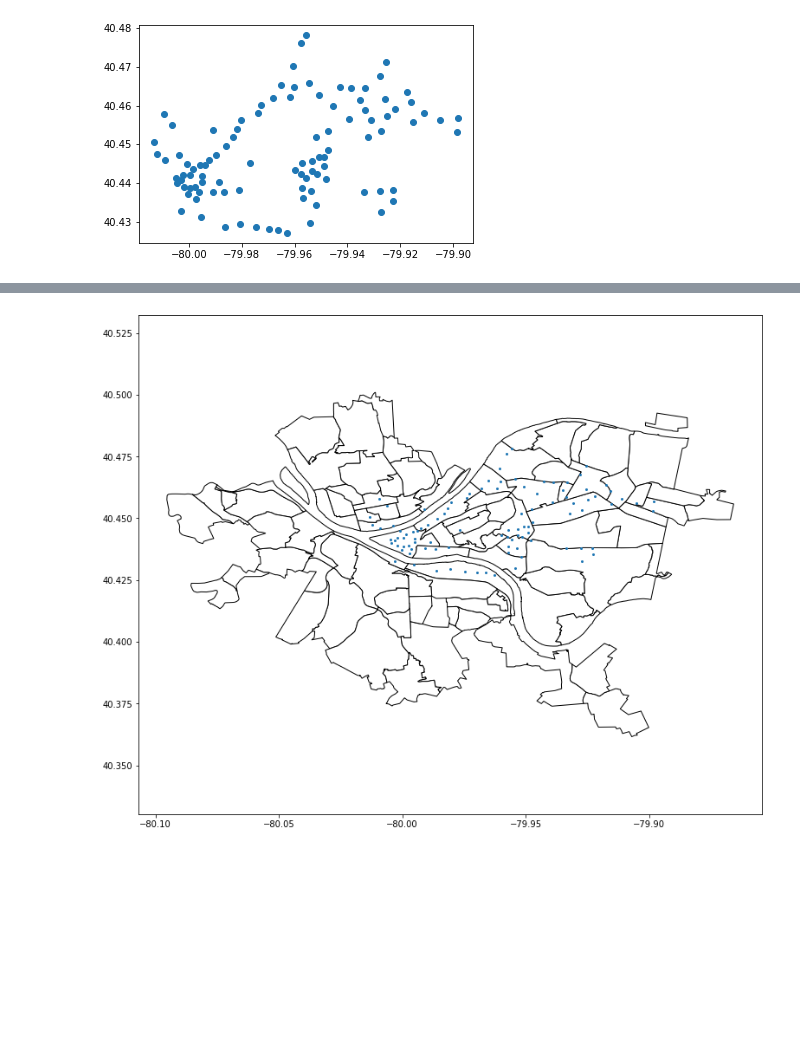
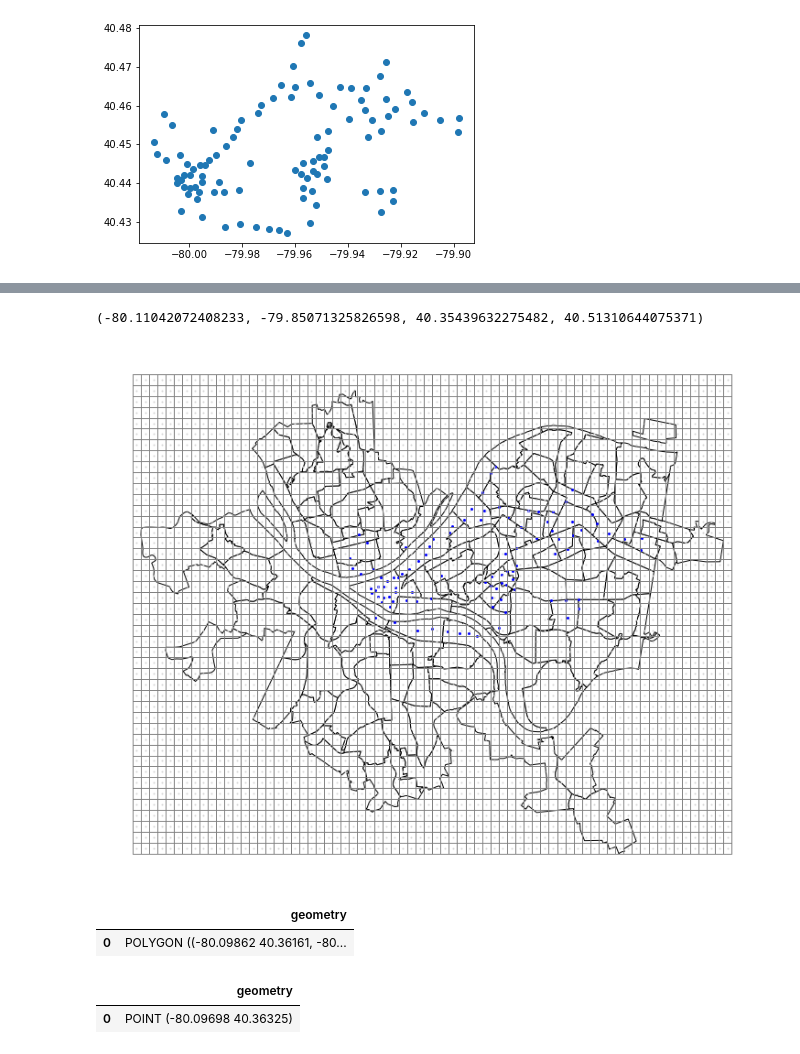
Before and after one commit to katelyn98/HealthyRide-Mapping, a Jupyter notebook: Notebooks/MapLocationStation.ipynb, the cells around one changed output, grey strips where cells are left out. Drawn from its saved outputs; the diff is of its cells as text; code cells hidden in the pictures; blank space fills up the shorter version.

Commit message:
adjusting grid size adding coordinates

```diff
--- a/Notebooks/MapLocationStation.ipynb
+++ b/Notebooks/MapLocationStation.ipynb
@@ -1,13 +1,15 @@
 # %%
 import csv
+import shapely
+from shapely.geometry import Point, Polygon
 import geopandas as gpd
 import pandas as pd
 import matplotlib.pyplot as plt
 import descartes
-from shapely.geometry import Point, Polygon
+import numpy as np
 
 #Load in the CSV Bike Station Location Data
-df = pd.read_csv('HRSQ12020.csv')
+df = pd.read_csv('../Data/HRSQ12020.csv')
 
 #combine the latitude and longitude to make coordinates
 df['coordinates'] = df[['Longitude', 'Latitude']].values.tolist()
@@ -37,9 +39,8 @@ print(rackTot)
 # %% [output]
 1085
 # %%
-crs = {'init' :'epsg:4326'}
 geometry = [Point(xy) for xy in zip(df.Longitude, df.Latitude)]
-geobikes = gpd.GeoDataFrame(df, crs=crs, geometry=geometry)
+geobikes = gpd.GeoDataFrame(df, crs='EPSG:4326', geometry=geometry)
 geobikes.head()
 # %% [output]
 |  | Station # | Station Name | NumRacks | Latitude | Longitude | coordinates | geometry |
@@ -70,4 +71,4 @@ pittMap.plot()
 # %%
-censusTract = gpd.read_file('2010_Census_Tracts/a36fc9b1-4e53-4fd1-80fb-db1554e213422020328-1-nbfxcj.l6b8.shp')
+censusTract = gpd.read_file('../Data/2010_Census_Tracts/a36fc9b1-4e53-4fd1-80fb-db1554e213422020328-1-nbfxcj.l6b8.shp')
 censusTract.plot()
 # %% [output]
@@ -75,0 +77,25 @@ censusTract.plot()
+# %%
+# total area for the grid
+xmin, ymin, xmax, ymax= censusTract.total_bounds
+
+# how many cells across and down
+n_cells=70
+cell_size = (xmax-xmin)/n_cells
+print(cell_size)
+
+# projection of the grid
+# crs = "+proj=sinu +lon_0=0 +x_0=0 +y_0=0 +a=6371007.181 +b=6371007.181 +units=m +no_defs"
+
+# create the cells in a loop
+grid_cells = []
+for x0 in np.arange(xmin, xmax+cell_size, cell_size ):
+    for y0 in np.arange(ymin, ymax+(cell_size), cell_size):
+        # bounds
+        x1 = x0-cell_size
+        y1 = y0+cell_size
+        grid_cells.append(shapely.geometry.box(x0, y0, x1, y1)  )
+cell = gpd.GeoDataFrame(grid_cells, columns=['geometry'],
+                                 crs='EPSG:4326')
+map_points = gpd.GeoDataFrame()
+map_points["geometry"] = cell["geometry"].centroid
+map_points
@@ -76,12 +117,16 @@ censusTract.plot()
 # %%
 #Use matplotlib to plot the pittsburgh neighborhoods
 fig, ax = plt.subplots(1, figsize=(10, 8))
 ax.set_position([0,0,1,1])   # Puts axis to edge of figure
 lims = plt.axis('equal')
 ax.set_aspect('equal')
-pittMap.plot(ax = ax, color='white', edgecolor='black')
+censusTract.plot(ax = ax, color='white', edgecolor='black')
 #geopandas plotting was not working, so I just plotted the scatter plot on top of the map for now...
 #result = plt.scatter(df['Longitude'], df['Latitude'], 15, marker='o', color='Blue')
-geobikes.plot(ax=ax, markersize=4);
+geobikes.plot(ax=ax, markersize=4, color='blue')
+map_points.plot(ax=ax, markersize=1, color='lightgrey')
+cell.plot(ax=ax, facecolor="none", edgecolor='grey')
+ax.axis('off')
 # %% [output]
+(-80.11042072408233, -79.85071325826598, 40.35439632275482, 40.51310644075371)
-[figure, old version]
+[figure, new version]
@@ -93,0 +133,10 @@ gdf = gpd.GeoDataFrame(df, crs = crs, geometry = geometry)
+# %%
+cell.head(1) #has four coordinate pairs
+# %% [output]
+|  | geometry |
+| 0 | POLYGON ((-80.09862 40.36161, -80... |
+# %%
+map_points.head(1) #has one coordinate pair
+# %% [output]
+|  | geometry |
+| 0 | POINT (-80.09698 40.36325) |
```
Also changed, not shown: parts of 7 cells of this notebook, 4 other files.
